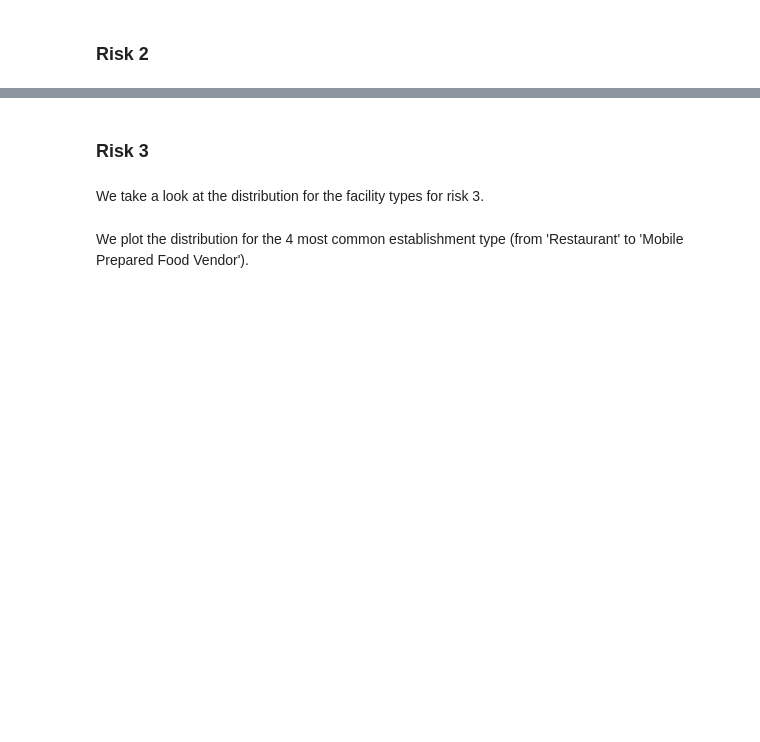
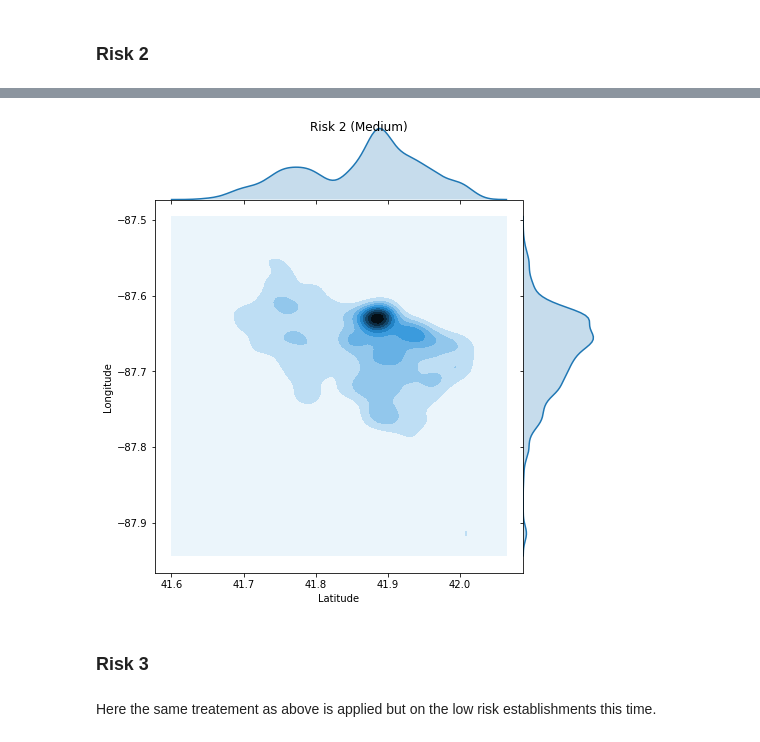
Before and after one commit to adr1anh/DeepDish, a Jupyter notebook: Food Inspection_visualisation_final.ipynb, the cells around one changed output, grey strips where cells are left out. Cells and saved outputs as stored; diff of their text form; code cells hidden in the pictures; blank space fills up the shorter version.

```diff
--- a/Food Inspection_visualisation_final.ipynb
+++ b/Food Inspection_visualisation_final.ipynb
@@ -403,12 +410,12 @@ m_risk1
 # %%
-ax = sns.jointplot("Latitude", "Longitude", data=data_risk2, kind="kde", space=0, color= colors[1], height=7)
+ax = sns.jointplot("Latitude", "Longitude", data=folium_risk_2, kind="kde", space=0, color= colors[1], height=7)
 ax.fig.suptitle("Risk 2 (Medium)")
 plt.show()
+# %% [output]
+[figure, added]
 # %% [markdown]
 ### Risk 3
-# %% [markdown]
-We take a look at the distribution for the facility types for risk 3.
-# %% [markdown]
-We plot the distribution for the 4 most common establishment type (from 'Restaurant' to 'Mobile Prepared Food Vendor').
+# %% [markdown]
+Here the same treatement as above is applied but on the low risk establishments this time.
 # %%
 folium_risk_3 = data_risk3.groupby(['Latitude','Longitude','DBA Name'])['index'].count().to_frame().reset_index()
```
Also changed, not shown: parts of 13 cells of this notebook.
